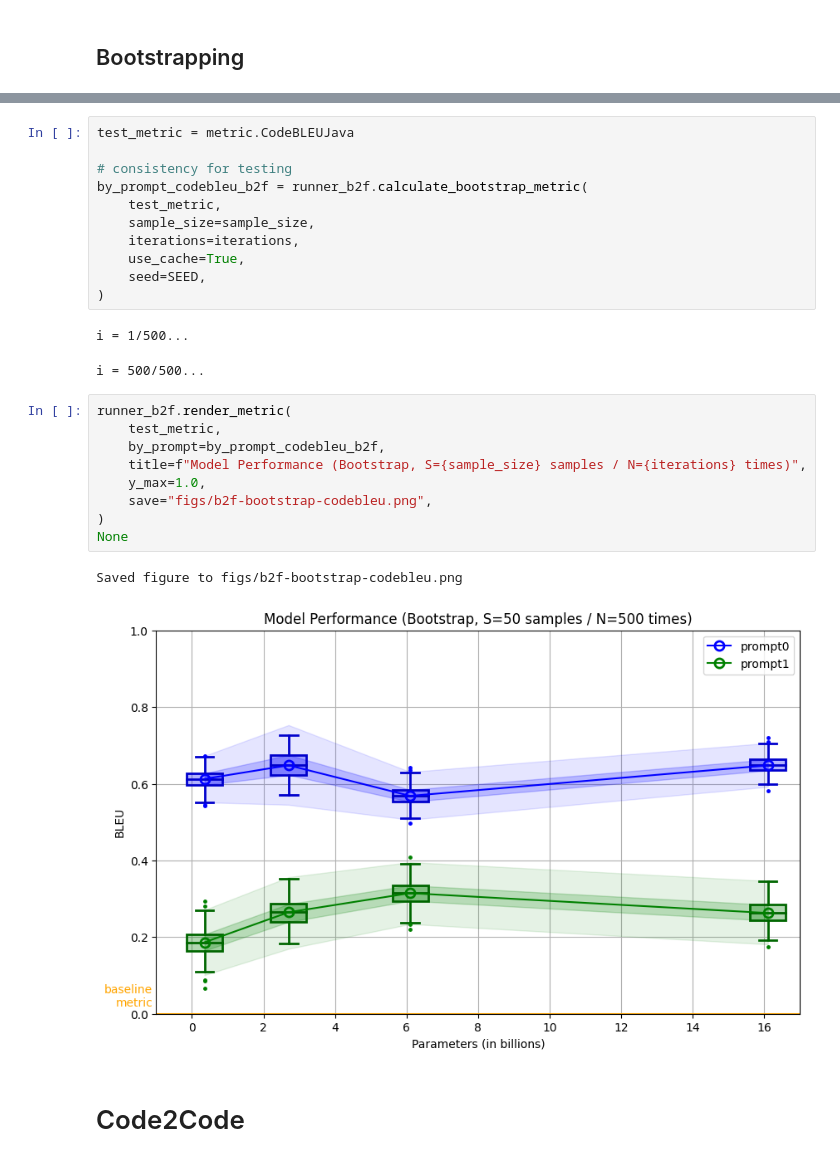
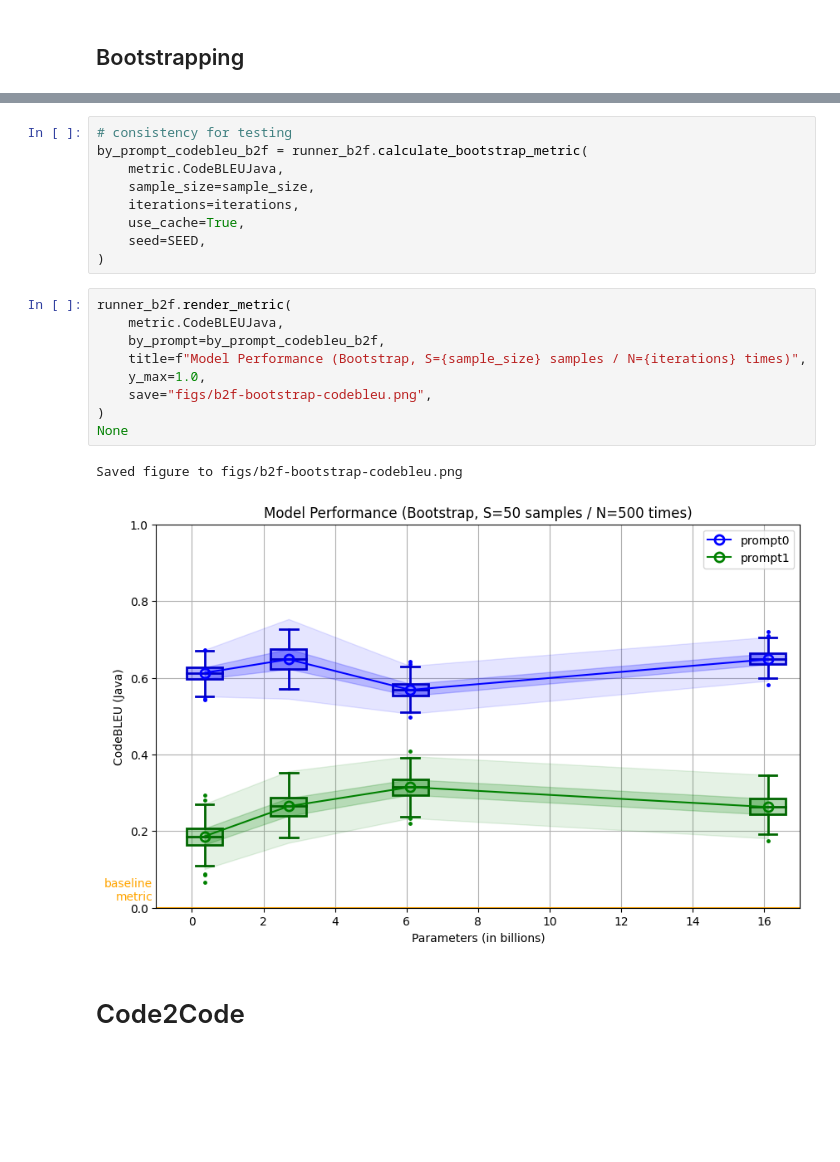
Before and after one commit to WM-SEMERU/emergent-capabilities, a Jupyter notebook: metric-progress.ipynb, the cells around one changed output, grey strips where cells are left out. Cells and saved outputs as stored; diff of their text form; blank space fills up the shorter version.

Commit message:
update figures

```diff
--- a/metric-progress.ipynb
+++ b/metric-progress.ipynb
@@ -61,31 +59,26 @@ None
 Saved figure to figs/b2f-bootstrap-bleu.png
 [figure]
 # %%
-test_metric = metric.CodeBLEUJava
-
 # consistency for testing
 by_prompt_codebleu_b2f = runner_b2f.calculate_bootstrap_metric(
-    test_metric,
+    metric.CodeBLEUJava,
     sample_size=sample_size,
     iterations=iterations,
     use_cache=True,
     seed=SEED,
 )
-# %% [output]
-i = 1/500...
-i = 500/500...
 # %%
 runner_b2f.render_metric(
-    test_metric,
+    metric.CodeBLEUJava,
     by_prompt=by_prompt_codebleu_b2f,
     title=f"Model Performance (Bootstrap, S={sample_size} samples / N={iterations} times)",
     y_max=1.0,
     save="figs/b2f-bootstrap-codebleu.png",
 )
 None
 # %% [output]
 Saved figure to figs/b2f-bootstrap-codebleu.png
-[figure, old version]
+[figure, new version]
 # %% [markdown]
 # Code2Code
 # %%
```
Also changed, not shown: parts of 2 cells of this notebook, 16 other files.
